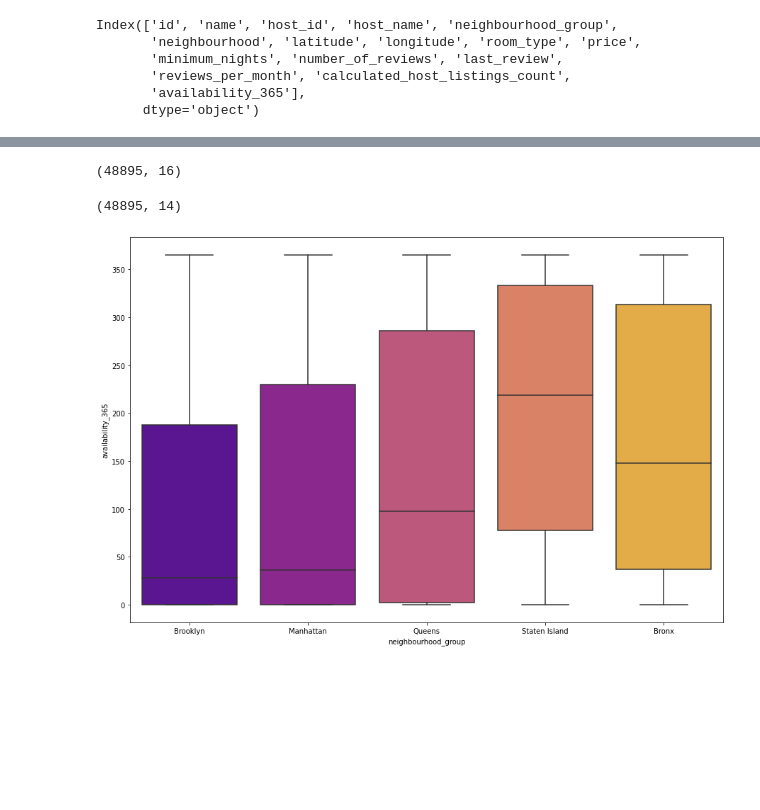
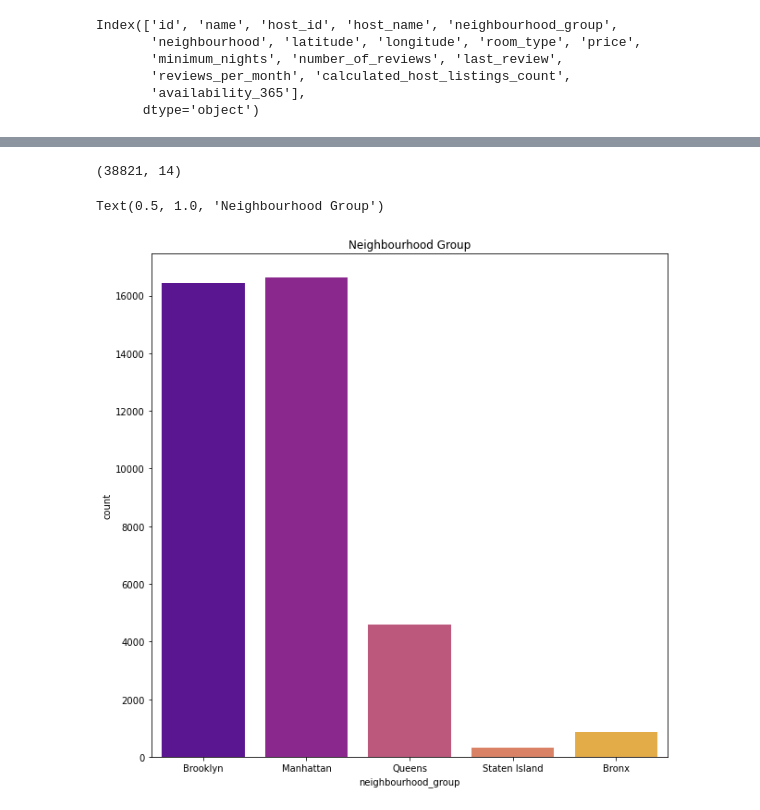
Before and after one commit to Aman-Abdulla/python-with-data-science-, a Jupyter notebook: Project/nyc_airbnb.ipynb, the cells around one changed output, grey strips where cells are left out. Saved outputs shown, nothing was run; the diff lists cells and outputs as text; code cells hidden in the pictures; blank space fills up the shorter version.

```diff
--- a/Project/nyc_airbnb.ipynb
+++ b/Project/nyc_airbnb.ipynb
@@ -40,0 +52,4 @@ Index(['id', 'name', 'host_id', 'host_name', 'neighbourhood_group',
+# %%
+airbnb.isnull().sum()     #Check for the null values in each column
+airbnb.dropna(how='any',inplace=True)    #Dropinmg the null values
+airbnb.isnull().sum()    #Rechecking the data set
@@ -41,4 +87,4 @@ Index(['id', 'name', 'host_id', 'host_name', 'neighbourhood_group',
 # %%
 airbnb.shape
 # %% [output]
-(48895, 16)
+(38821, 14)
@@ -48,9 +91,8 @@ airbnb.drop(columns=cols_to_drop,inplace=True)
-# %%
-airbnb.shape
-# %% [output]
-(48895, 14)
-# %%
-plt.figure(figsize=(15,10))
-ax = sns.boxplot(data=airbnb, x='neighbourhood_group',y='availability_365',palette='plasma')
-# %% [output]
-[figure, removed]
+# %%
+sns.countplot(airbnb['neighbourhood_group'], palette="plasma")         # Visualization all Neighbourhood Group
+fig = plt.gcf()
+fig.set_size_inches(10,10)
+plt.title('Neighbourhood Group')
+# %% [output]
+Text(0.5, 1.0, 'Neighbourhood Group')
+[figure, added]
```
Also changed, not shown: parts of 9 cells of this notebook.
